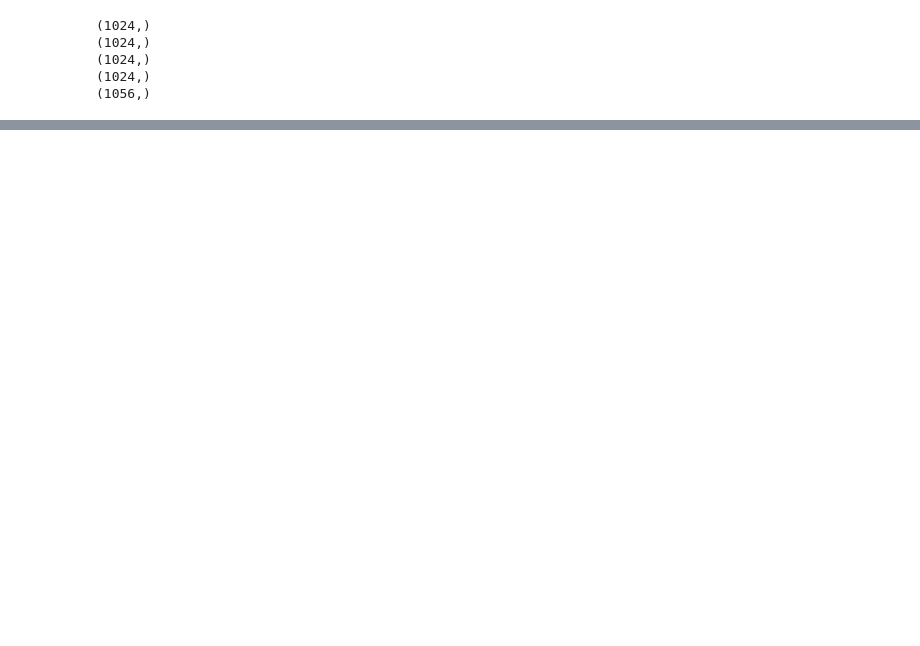
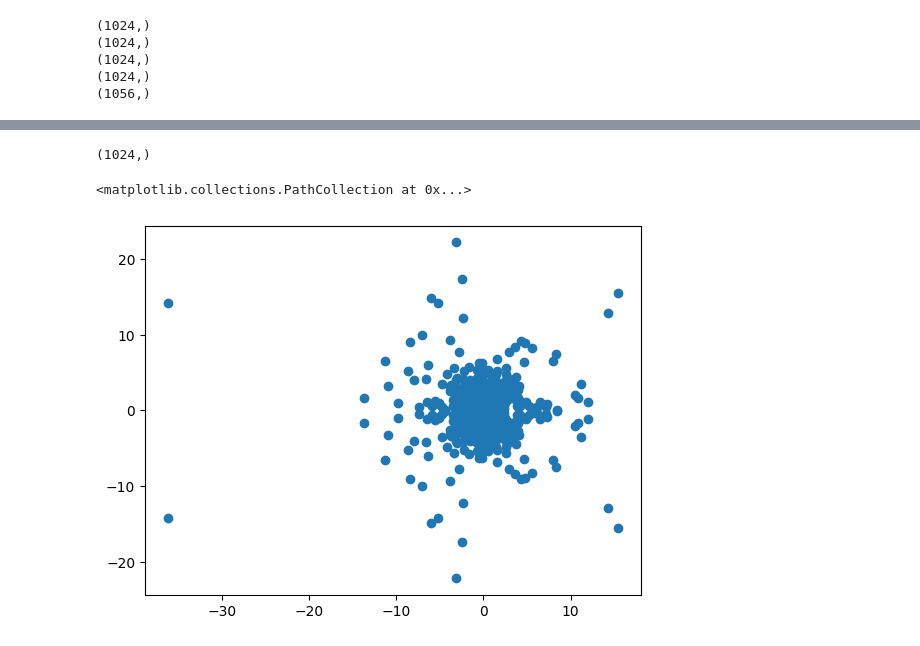
Before and after one commit to kmcm0707/GF3, a Jupyter notebook: full_decoder.ipynb, the cells around one changed output, grey strips where cells are left out. Cells and saved outputs as stored; diff of their text form; code cells hidden in the pictures; blank space fills up the shorter version.

```diff
--- a/full_decoder.ipynb
+++ b/full_decoder.ipynb
@@ -153,0 +171,11 @@ plt.show()
+# %%
+Symbol_Two = y[Start_index + n:Start_index + 2*n]
+Symbol_Two = Symbol_Two[32:]
+print(Symbol_Two.shape)
+Symbol_Two = np.fft.fft(Symbol_Two)
+Symbol_Two = Symbol_Two / chanel_estimation
+plt.scatter(np.real(Symbol_Two), np.imag(Symbol_Two))
+# %% [output]
+(1024,)
+<matplotlib.collections.PathCollection at 0x...>
+[figure, added]
```
Also changed, not shown: parts of 7 cells of this notebook, 3 other files.
